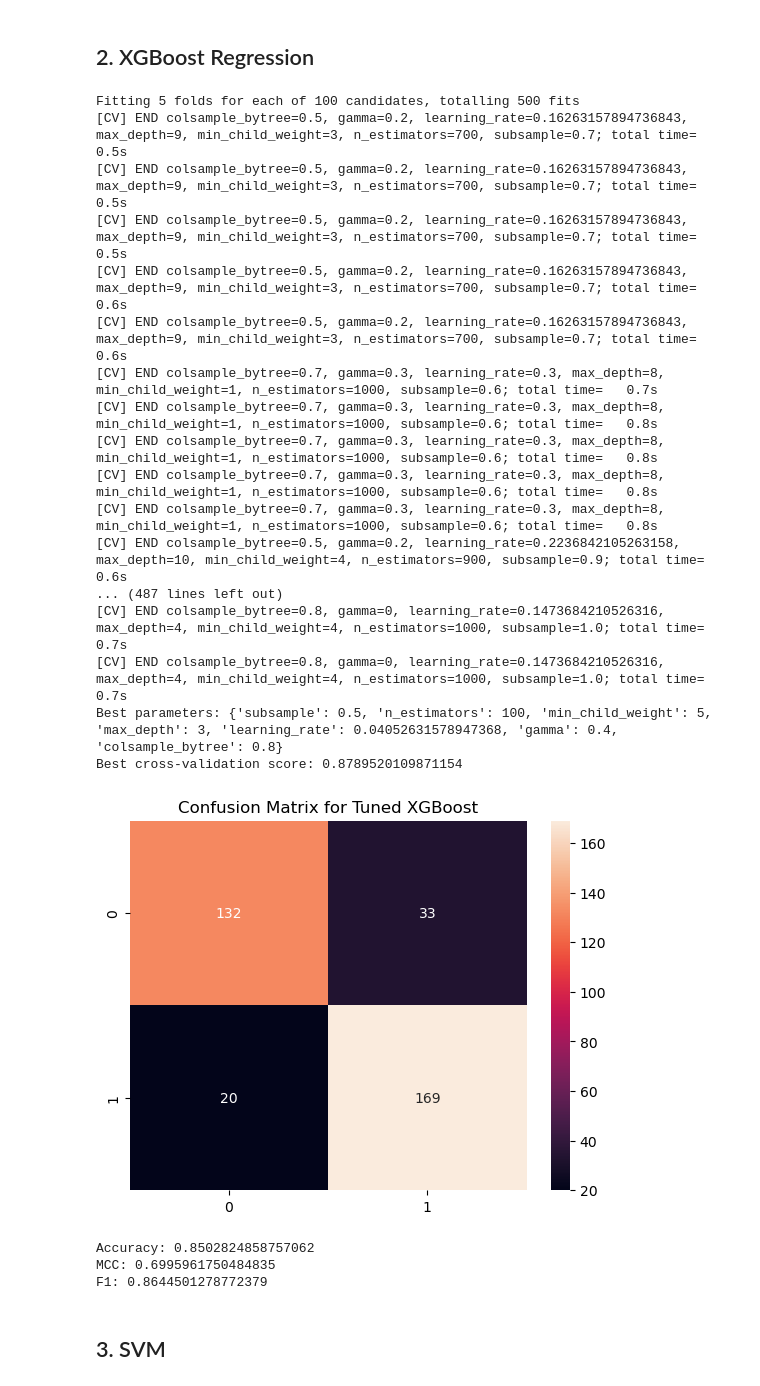
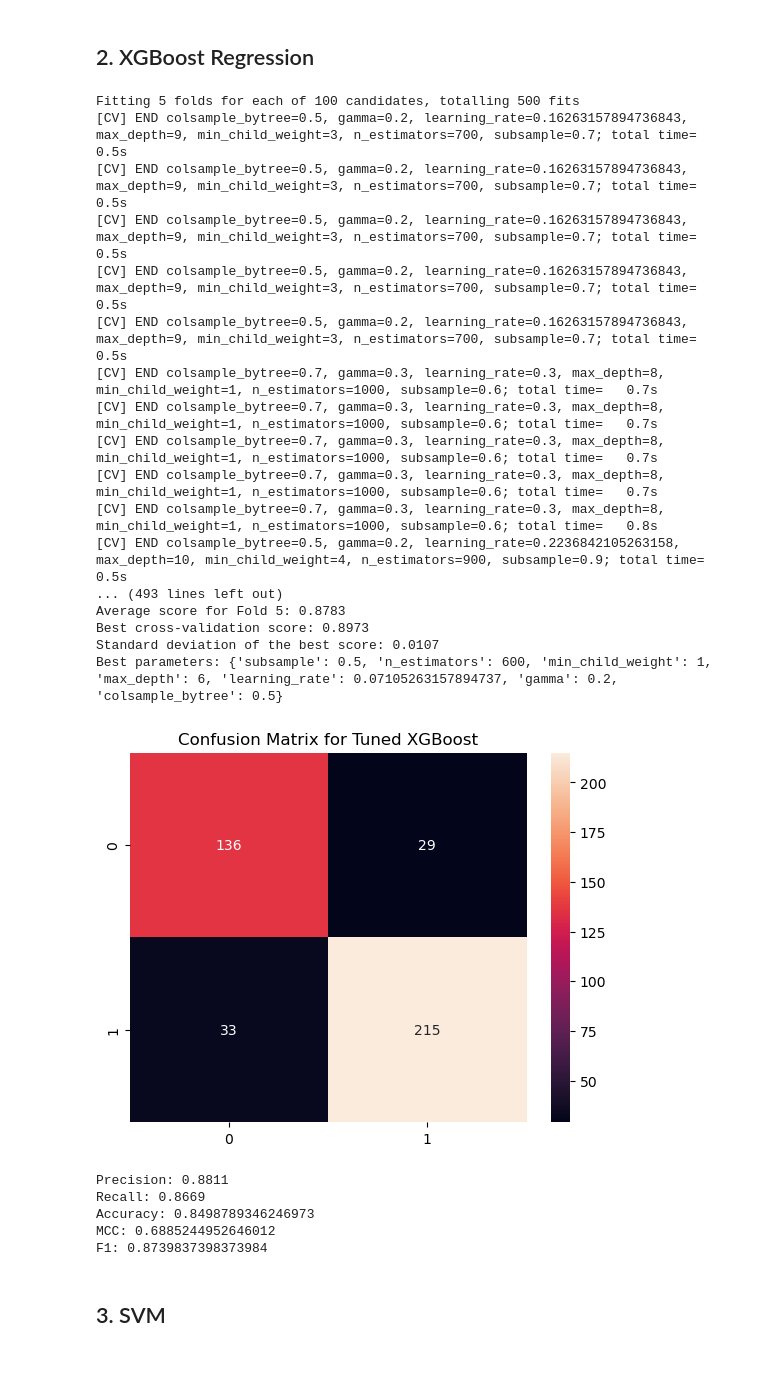
Before and after one commit to kebelouah/decisions_thesis, a Jupyter notebook: areiospagos_models.ipynb, the cells around one changed output. Drawn from its saved outputs; the diff is of its cells as text; code cells hidden in the pictures.

```diff
--- a/areiospagos_models.ipynb
+++ b/areiospagos_models.ipynb
@@ -243,7 +244,7 @@ df_0 = df_tfidf[df_tfidf['Label'] == 0]
 df_1 = df_tfidf[df_tfidf['Label'] == 1]
 
 df_0_sample = df_0.sample(500)
-df_1_sample = df_1.sample(570)
+df_1_sample = df_1.sample(750)
 
 df_resampled = pd.concat([df_0_sample, df_1_sample])
 df_resampled['Label'].value_counts()
@@ -426,49 +480,90 @@ search = RandomizedSearchCV(
 
 # Fit the model
 search.fit(X_train, y_train)
 
+# Access the cross-validation results
+cv_results = grid_search.cv_results_
+
+# Number of folds used in cross-validation
+num_folds = search.cv
+
+# Initialize a list to store the cumulative scores for each fold
+fold_scores = [0] * num_folds
+
+# Sum the test scores for each fold across all parameter sets
+for i in range(len(cv_results['params'])):
+    for j in range(num_folds):
+        fold_scores[j] += cv_results[f'split{j}_test_score'][i]
+
+# Calculate the average score for each fold by dividing by the number of parameter sets
+num_params = len(cv_results['params'])
+avg_fold_scores = [score / num_params for score in fold_scores]
+
+# Print the average score for each fold
+for fold, score in enumerate(avg_fold_scores):
+    print(f"Average score for Fold {fold + 1}: {score:.4f}")
+
+# Extract the mean test scores and standard deviation of test scores
+mean_test_scores = cv_results['mean_test_score']
+std_test_scores = cv_results['std_test_score']
+
+# Print the best score with its standard deviation
+best_index = grid_search.best_index_
+print(f"Best cross-validation score: {mean_test_scores[best_index]:.4f}")
+print(f"Standard deviation of the best score: {std_test_scores[best_index]:.4f}")
+
 # Print best parameters and score
 print("Best parameters:", search.best_params_)
-print("Best cross-validation score:", search.best_score_)
+
 
 # Use best model to predict
 best_model = search.best_estimator_
 y_pred = best_model.predict(X_test)
 
 # Plot confusion matrix
 cm = confusion_matrix(y_test, y_pred)
 sns.heatmap(cm, annot=True, fmt='d')
 plt.title('Confusion Matrix for Tuned XGBoost')
 plt.show()
 
+# Calculate Precision
+precision = precision_score(y_test, y_pred)
+print(f'Precision: {precision:.4f}')
+
+# Calculate Recall
+recall = recall_score(y_test, y_pred)
+print(f'Recall: {recall:.4f}')
+
 f1 = f1_score(y_test, y_pred)
 mcc = matthews_corrcoef(y_test, y_pred)
 acc = accuracy_score(y_test, y_pred)
 print(f'Accuracy: {acc}')
 print(f'MCC: {mcc}')
 print(f'F1: {f1}')
 # %% [output]
 Fitting 5 folds for each of 100 candidates, totalling 500 fits
 [CV] END colsample_bytree=0.5, gamma=0.2, learning_rate=0.16263157894736843, max_depth=9, min_child_weight=3, n_estimators=700, subsample=0.7; total time=   0.5s
 [CV] END colsample_bytree=0.5, gamma=0.2, learning_rate=0.16263157894736843, max_depth=9, min_child_weight=3, n_estimators=700, subsample=0.7; total time=   0.5s
 [CV] END colsample_bytree=0.5, gamma=0.2, learning_rate=0.16263157894736843, max_depth=9, min_child_weight=3, n_estimators=700, subsample=0.7; total time=   0.5s
-[CV] END colsample_bytree=0.5, gamma=0.2, learning_rate=0.16263157894736843, max_depth=9, min_child_weight=3, n_estimators=700, subsample=0.7; total time=   0.6s
-[CV] END colsample_bytree=0.5, gamma=0.2, learning_rate=0.16263157894736843, max_depth=9, min_child_weight=3, n_estimators=700, subsample=0.7; total time=   0.6s
+[CV] END colsample_bytree=0.5, gamma=0.2, learning_rate=0.16263157894736843, max_depth=9, min_child_weight=3, n_estimators=700, subsample=0.7; total time=   0.5s
+[CV] END colsample_bytree=0.5, gamma=0.2, learning_rate=0.16263157894736843, max_depth=9, min_child_weight=3, n_estimators=700, subsample=0.7; total time=   0.5s
+[CV] END colsample_bytree=0.7, gamma=0.3, learning_rate=0.3, max_depth=8, min_child_weight=1, n_estimators=1000, subsample=0.6; total time=   0.7s
+[CV] END colsample_bytree=0.7, gamma=0.3, learning_rate=0.3, max_depth=8, min_child_weight=1, n_estimators=1000, subsample=0.6; total time=   0.7s
+[CV] END colsample_bytree=0.7, gamma=0.3, learning_rate=0.3, max_depth=8, min_child_weight=1, n_estimators=1000, subsample=0.6; total time=   0.7s
 [CV] END colsample_bytree=0.7, gamma=0.3, learning_rate=0.3, max_depth=8, min_child_weight=1, n_estimators=1000, subsample=0.6; total time=   0.7s
 [CV] END colsample_bytree=0.7, gamma=0.3, learning_rate=0.3, max_depth=8, min_child_weight=1, n_estimators=1000, subsample=0.6; total time=   0.8s
-[CV] END colsample_bytree=0.7, gamma=0.3, learning_rate=0.3, max_depth=8, min_child_weight=1, n_estimators=1000, subsample=0.6; total time=   0.8s
-[CV] END colsample_bytree=0.7, gamma=0.3, learning_rate=0.3, max_depth=8, min_child_weight=1, n_estimators=1000, subsample=0.6; total time=   0.8s
-[CV] END colsample_bytree=0.7, gamma=0.3, learning_rate=0.3, max_depth=8, min_child_weight=1, n_estimators=1000, subsample=0.6; total time=   0.8s
-[CV] END colsample_bytree=0.5, gamma=0.2, learning_rate=0.2236842105263158, max_depth=10, min_child_weight=4, n_estimators=900, subsample=0.9; total time=   0.6s
-... (487 lines left out)
-[CV] END colsample_bytree=0.8, gamma=0, learning_rate=0.1473684210526316, max_depth=4, min_child_weight=4, n_estimators=1000, subsample=1.0; total time=   0.7s
-[CV] END colsample_bytree=0.8, gamma=0, learning_rate=0.1473684210526316, max_depth=4, min_child_weight=4, n_estimators=1000, subsample=1.0; total time=   0.7s
-Best parameters: {'subsample': 0.5, 'n_estimators': 100, 'min_child_weight': 5, 'max_depth': 3, 'learning_rate': 0.04052631578947368, 'gamma': 0.4, 'colsample_bytree': 0.8}
-Best cross-validation score: 0.8789520109871154
+[CV] END colsample_bytree=0.5, gamma=0.2, learning_rate=0.2236842105263158, max_depth=10, min_child_weight=4, n_estimators=900, subsample=0.9; total time=   0.5s
+... (493 lines left out)
+Average score for Fold 5: 0.8783
+Best cross-validation score: 0.8973
+Standard deviation of the best score: 0.0107
+Best parameters: {'subsample': 0.5, 'n_estimators': 600, 'min_child_weight': 1, 'max_depth': 6, 'learning_rate': 0.07105263157894737, 'gamma': 0.2, 'colsample_bytree': 0.5}
-[figure, old version]
+[figure, new version]
-Accuracy: 0.8502824858757062
-MCC: 0.6995961750484835
-F1: 0.8644501278772379
+Precision: 0.8811
+Recall: 0.8669
+Accuracy: 0.8498789346246973
+MCC: 0.6885244952646012
+F1: 0.8739837398373984
 # %% [markdown]
 ## 3. SVM
 # %%
```
Also changed, not shown: parts of 12 cells of this notebook, 13 other files.
